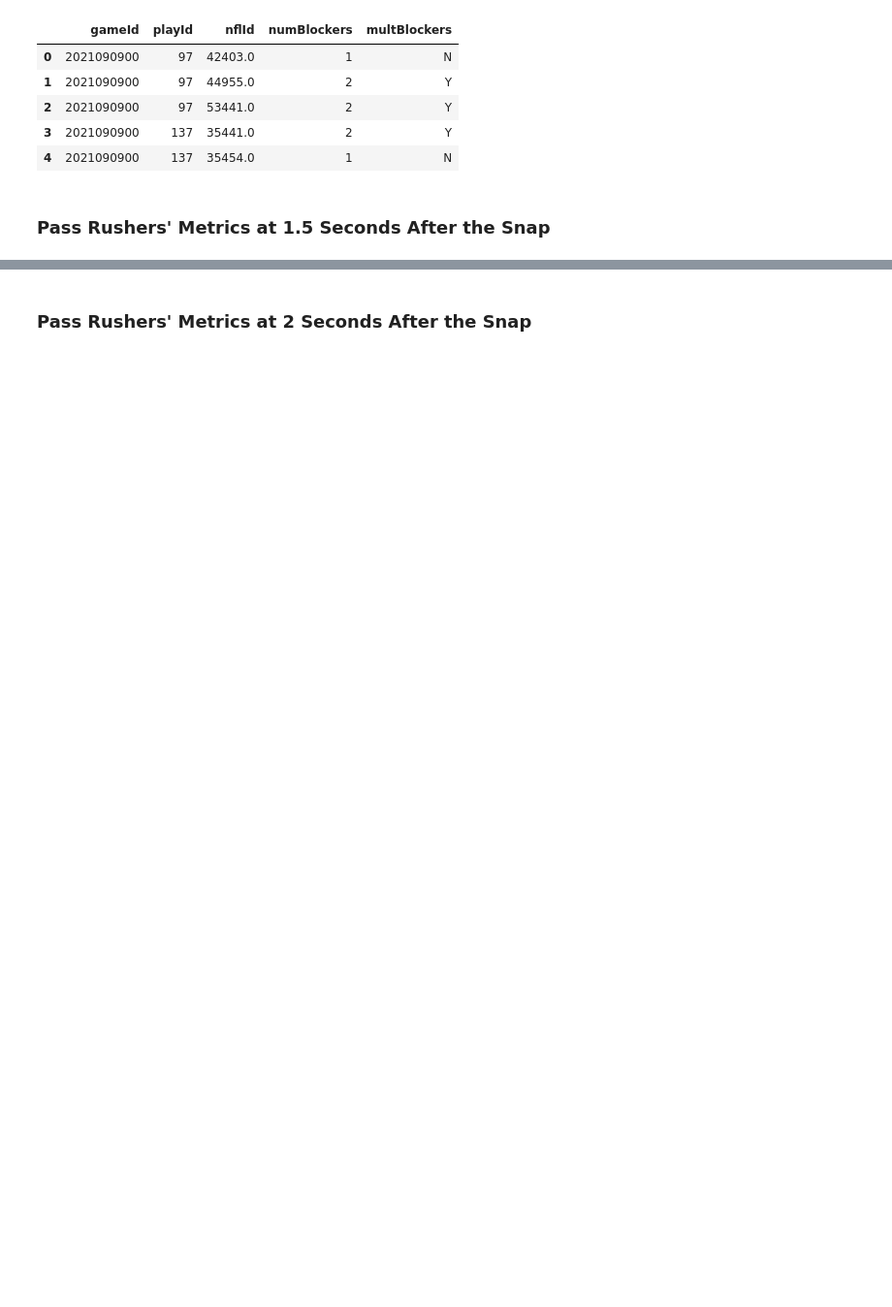
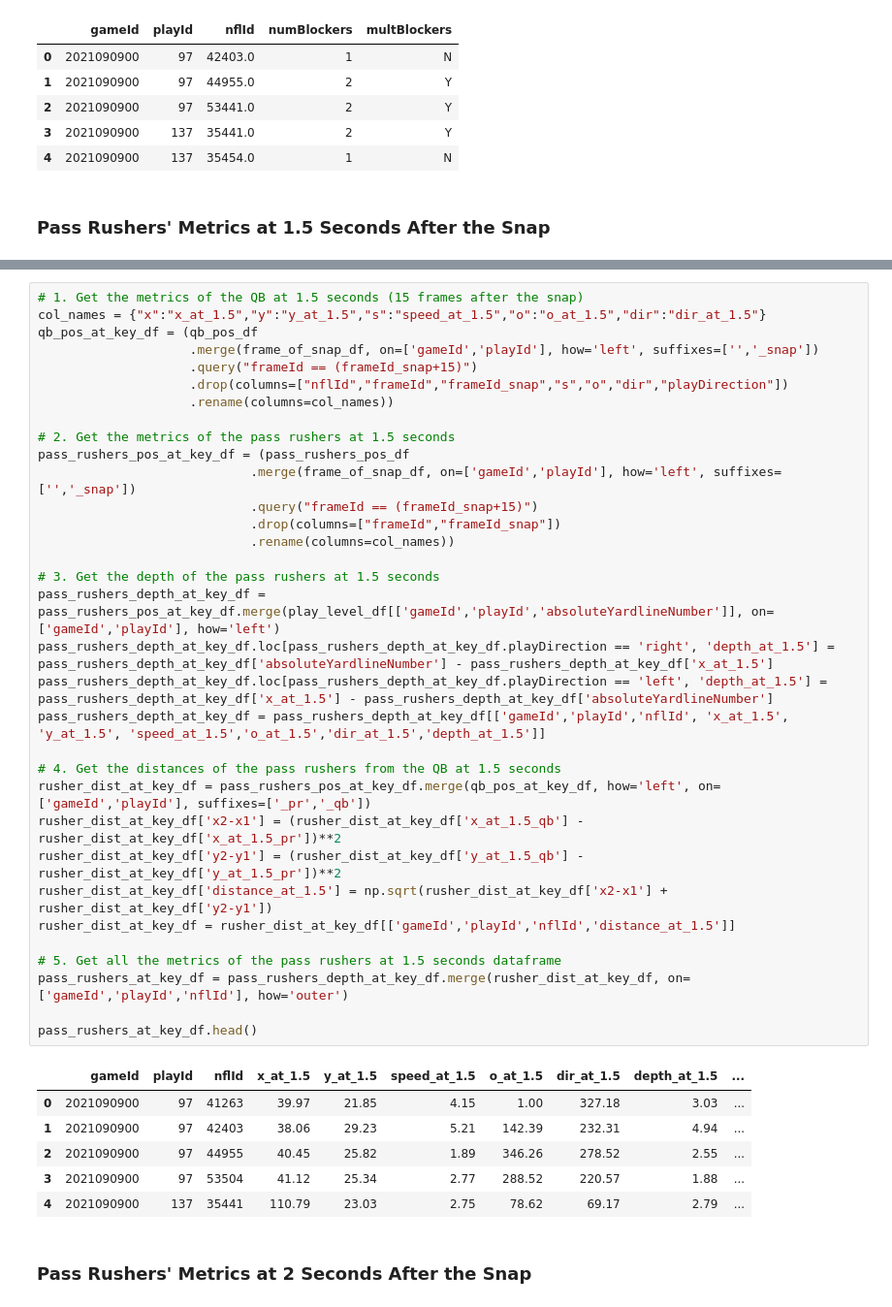
Before and after one commit to SolB77/2023-NFL-Big-Data-Bowl, a Jupyter notebook: Code/eda.ipynb, the cells around one changed output, grey strips where cells are left out. Shown at 97% size. Drawn from its saved outputs; the diff is of its cells as text; blank space fills up the shorter version.

```diff
--- a/Code/eda.ipynb
+++ b/Code/eda.ipynb
@@ -259,3 +293,43 @@ pass_rushers_at_key_df.head()
+# %%
+# 1. Get the metrics of the QB at 1.5 seconds (15 frames after the snap)
+col_names = {"x":"x_at_1.5","y":"y_at_1.5","s":"speed_at_1.5","o":"o_at_1.5","dir":"dir_at_1.5"}
+qb_pos_at_key_df = (qb_pos_df
+                    .merge(frame_of_snap_df, on=['gameId','playId'], how='left', suffixes=['','_snap'])
+                    .query("frameId == (frameId_snap+15)")
+                    .drop(columns=["nflId","frameId","frameId_snap","s","o","dir","playDirection"])
+                    .rename(columns=col_names))
+
+# 2. Get the metrics of the pass rushers at 1.5 seconds
+pass_rushers_pos_at_key_df = (pass_rushers_pos_df
+                            .merge(frame_of_snap_df, on=['gameId','playId'], how='left', suffixes=['','_snap'])
+                            .query("frameId == (frameId_snap+15)")
+                            .drop(columns=["frameId","frameId_snap"])
+                            .rename(columns=col_names))
+
+# 3. Get the depth of the pass rushers at 1.5 seconds
+pass_rushers_depth_at_key_df = pass_rushers_pos_at_key_df.merge(play_level_df[['gameId','playId','absoluteYardlineNumber']], on=['gameId','playId'], how='left')
+pass_rushers_depth_at_key_df.loc[pass_rushers_depth_at_key_df.playDirection == 'right', 'depth_at_1.5'] = pass_rushers_depth_at_key_df['absoluteYardlineNumber'] - pass_rushers_depth_at_key_df['x_at_1.5']
+pass_rushers_depth_at_key_df.loc[pass_rushers_depth_at_key_df.playDirection == 'left', 'depth_at_1.5'] = pass_rushers_depth_at_key_df['x_at_1.5'] - pass_rushers_depth_at_key_df['absoluteYardlineNumber']
+pass_rushers_depth_at_key_df = pass_rushers_depth_at_key_df[['gameId','playId','nflId', 'x_at_1.5', 'y_at_1.5', 'speed_at_1.5','o_at_1.5','dir_at_1.5','depth_at_1.5']]
+
+# 4. Get the distances of the pass rushers from the QB at 1.5 seconds
+rusher_dist_at_key_df = pass_rushers_pos_at_key_df.merge(qb_pos_at_key_df, how='left', on=['gameId','playId'], suffixes=['_pr','_qb'])
+rusher_dist_at_key_df['x2-x1'] = (rusher_dist_at_key_df['x_at_1.5_qb'] - rusher_dist_at_key_df['x_at_1.5_pr'])**2
+rusher_dist_at_key_df['y2-y1'] = (rusher_dist_at_key_df['y_at_1.5_qb'] - rusher_dist_at_key_df['y_at_1.5_pr'])**2
+rusher_dist_at_key_df['distance_at_1.5'] = np.sqrt(rusher_dist_at_key_df['x2-x1'] + rusher_dist_at_key_df['y2-y1'])
+rusher_dist_at_key_df = rusher_dist_at_key_df[['gameId','playId','nflId','distance_at_1.5']]
+
+# 5. Get all the metrics of the pass rushers at 1.5 seconds dataframe
+pass_rushers_at_key_df = pass_rushers_depth_at_key_df.merge(rusher_dist_at_key_df, on=['gameId','playId','nflId'], how='outer')
+
+pass_rushers_at_key_df.head()
+# %% [output]
+|  | gameId | playId | nflId | x_at_1.5 | y_at_1.5 | speed_at_1.5 | o_at_1.5 | dir_at_1.5 | depth_at_1.5 | ... |
+| 0 | 2021090900 | 97 | 41263 | 39.97 | 21.85 | 4.15 | 1.00 | 327.18 | 3.03 | ... |
+| 1 | 2021090900 | 97 | 42403 | 38.06 | 29.23 | 5.21 | 142.39 | 232.31 | 4.94 | ... |
+| 2 | 2021090900 | 97 | 44955 | 40.45 | 25.82 | 1.89 | 346.26 | 278.52 | 2.55 | ... |
+| 3 | 2021090900 | 97 | 53504 | 41.12 | 25.34 | 2.77 | 288.52 | 220.57 | 1.88 | ... |
+| 4 | 2021090900 | 137 | 35441 | 110.79 | 23.03 | 2.75 | 78.62 | 69.17 | 2.79 | ... |
 # %% [markdown]
 ### **Pass Rushers' Metrics at 2 Seconds After the Snap**
 # %% [markdown]
```
Also changed, not shown: parts of 35 cells of this notebook, 1 other file.
